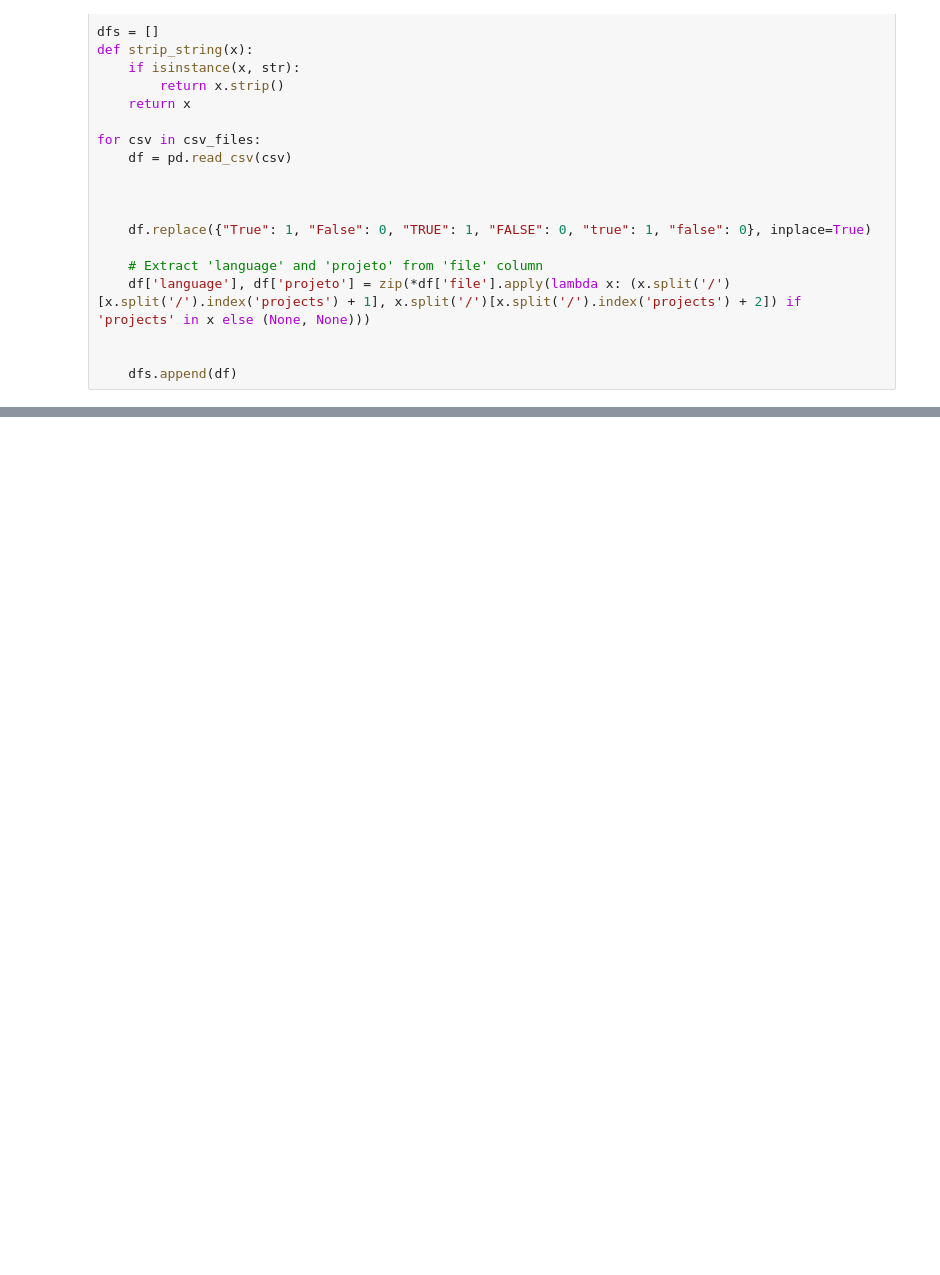
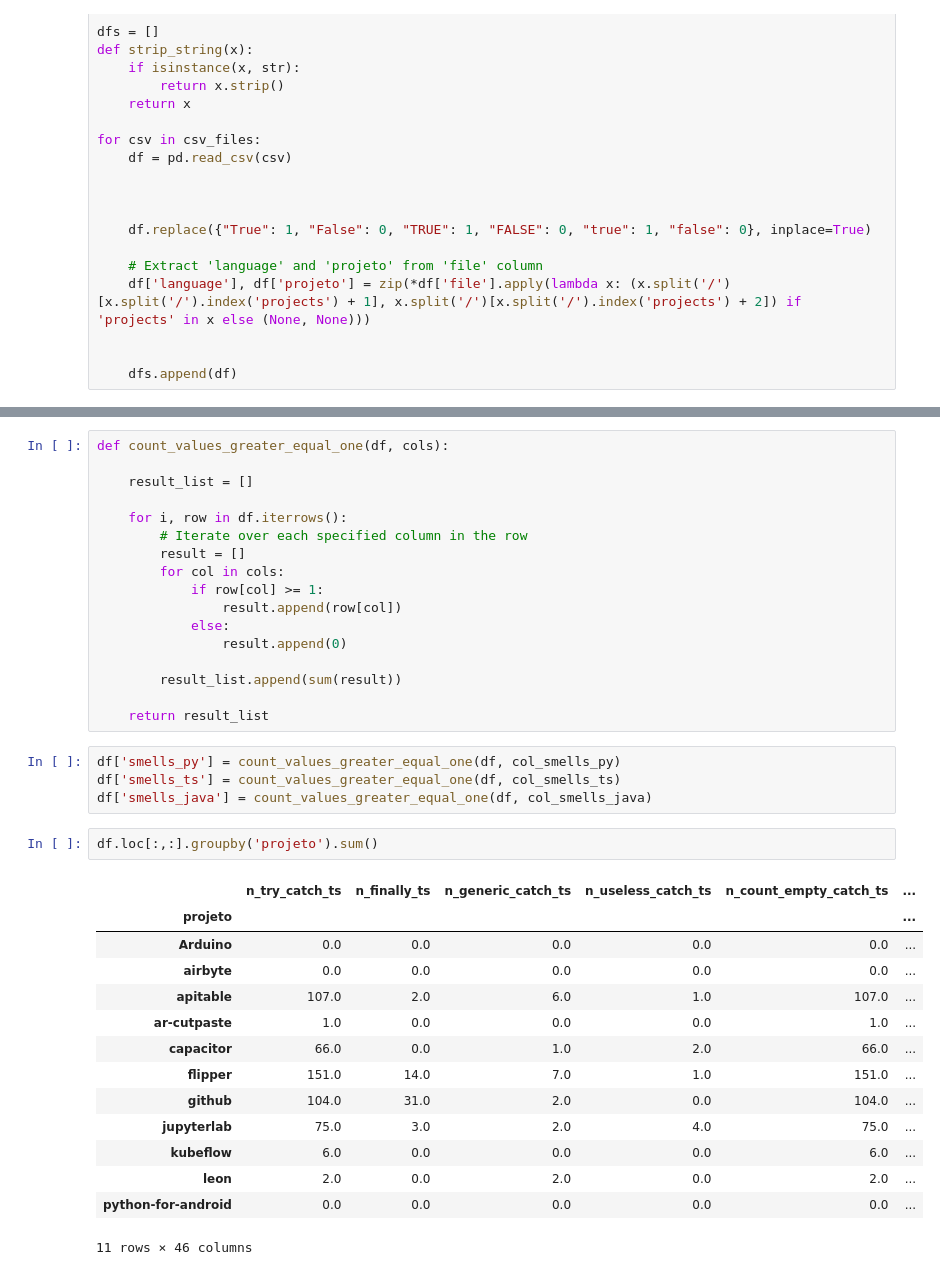
Before and after one commit to RobsonOlv/exception-miner, a Jupyter notebook: notebooks/eh_multi_analysis.ipynb, the cells around one changed output, grey strips where cells are left out. Saved outputs shown, nothing was run; the diff lists cells and outputs as text; blank space fills up the shorter version.

```diff
--- a/notebooks/eh_multi_analysis.ipynb
+++ b/notebooks/eh_multi_analysis.ipynb
@@ -123,0 +166,38 @@ Name: n_bare_raise_finally, Length: 53159, dtype: float64
+# %%
+def count_values_greater_equal_one(df, cols):
+
+    result_list = []
+
+    for i, row in df.iterrows():
+        # Iterate over each specified column in the row
+        result = []
+        for col in cols:
+            if row[col] >= 1:
+                result.append(row[col])
+            else:
+                result.append(0)
+
+        result_list.append(sum(result))
+
+    return result_list
+# %%
+df['smells_py'] = count_values_greater_equal_one(df, col_smells_py)
+df['smells_ts'] = count_values_greater_equal_one(df, col_smells_ts)
+df['smells_java'] = count_values_greater_equal_one(df, col_smells_java)
+# %%
+df.loc[:,:].groupby('projeto').sum()
+# %% [output]
+|  | n_try_catch_ts | n_finally_ts | n_generic_catch_ts | n_useless_catch_ts | n_count_empty_catch_ts | ... |
+| projeto |  |  |  |  |  | ... |
+| Arduino | 0.0 | 0.0 | 0.0 | 0.0 | 0.0 | ... |
+| airbyte | 0.0 | 0.0 | 0.0 | 0.0 | 0.0 | ... |
+| apitable | 107.0 | 2.0 | 6.0 | 1.0 | 107.0 | ... |
+| ar-cutpaste | 1.0 | 0.0 | 0.0 | 0.0 | 1.0 | ... |
+| capacitor | 66.0 | 0.0 | 1.0 | 2.0 | 66.0 | ... |
+| flipper | 151.0 | 14.0 | 7.0 | 1.0 | 151.0 | ... |
+| github | 104.0 | 31.0 | 2.0 | 0.0 | 104.0 | ... |
+| jupyterlab | 75.0 | 3.0 | 2.0 | 4.0 | 75.0 | ... |
+| kubeflow | 6.0 | 0.0 | 0.0 | 0.0 | 6.0 | ... |
+| leon | 2.0 | 0.0 | 2.0 | 0.0 | 2.0 | ... |
+| python-for-android | 0.0 | 0.0 | 0.0 | 0.0 | 0.0 | ... |
+11 rows × 46 columns
```
Also changed, not shown: parts of 21 cells of this notebook.
